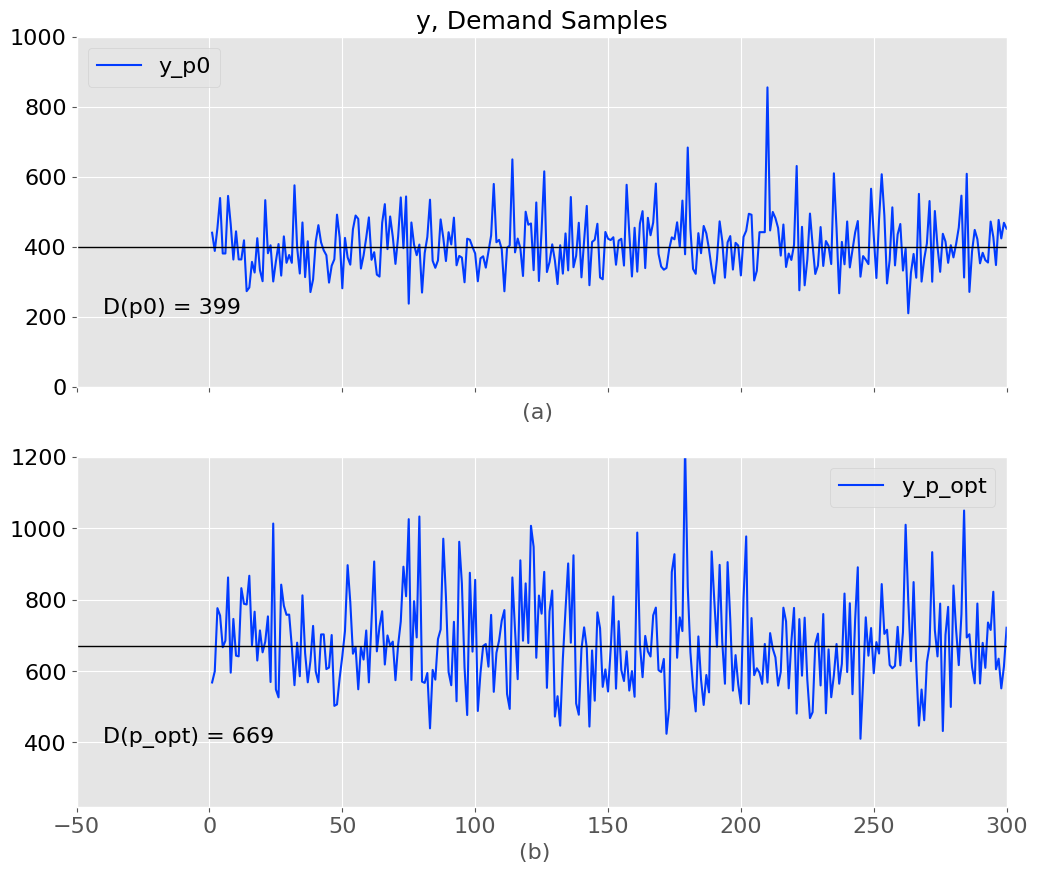
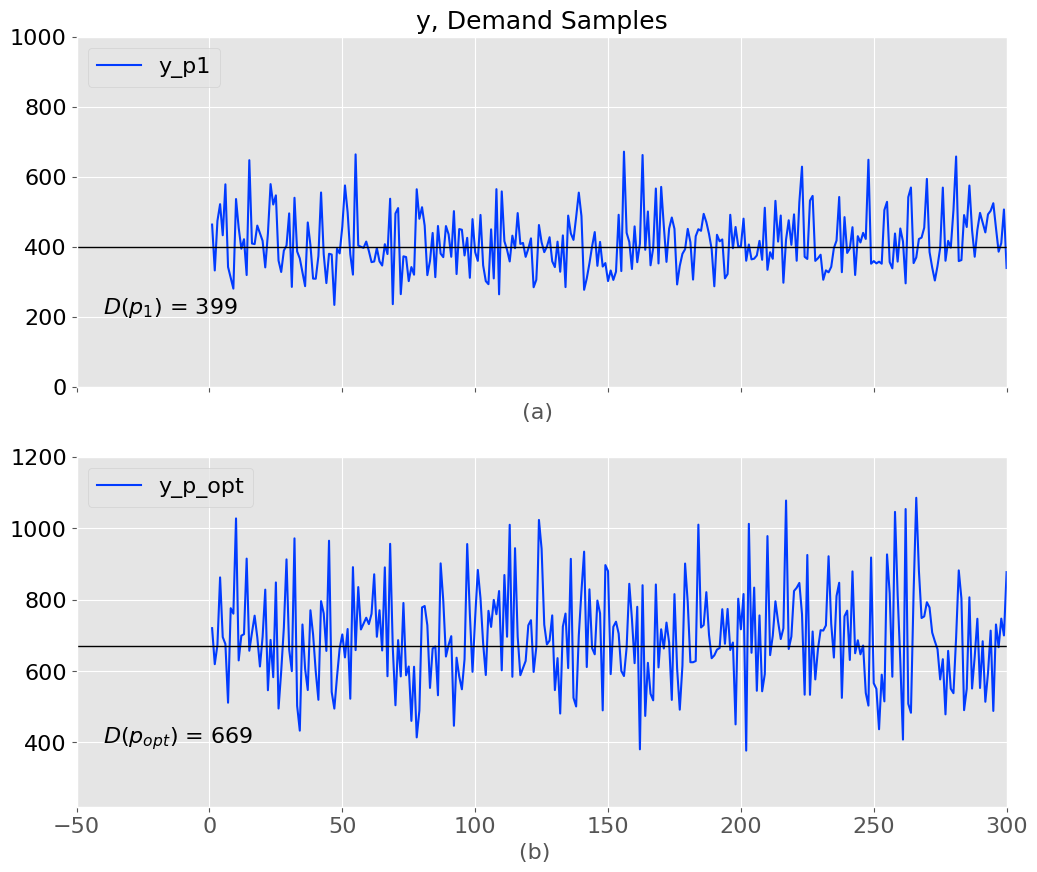
The change to this notebook cell's code, shown as a diff; its figure went from the first image to the second:
--- before
+++ after
@@ -1,11 +1,11 @@
 
 fig, axs = plt.subplots(nrows=2, ncols=1, figsize=(12,10))
-df_y_samples["y_p0"] = df_y_samples["y_p1"]
+#df_y_samples["y_p0"] = df_y_samples["y_p1"]
 
 label_and_graph_no_str = """ (a)  """
-bp.lineplot(df_y_samples,x = "t", y='y_p0', title='y, Demand Samples', xlabel='Demand',
+bp.lineplot(df_y_samples,x = "t", y='y_p1', title='y, Demand Samples', xlabel='Demand',
             x_axis_label = label_and_graph_no_str ,y_axis_format=".0f", color='#013BFF', h_line=D_true_p1, y_lims = (0,1000), x_lims=(-50,300),
             legend_loc = "upper left",
-         annotate=[(f"D(p0) = {round(D_true_p1)}",(-40,210))],
+         annotate=[(f"$D(p_1)$ = {round(D_true_p1)}",(-40,210))],
          ax = axs[0] )
 axs[0].set_xticklabels([])
@@ -13,8 +13,8 @@
 
 label_and_graph_no_str = """(b)  """
-bp.lineplot(df_y_samples,x = "t", y='y_p_opt',  xlabel='Demand',y_axis_format=".0f", 
+bp.lineplot(df_y_samples,x = "t", y=f'y_p_opt',  xlabel='Demand',y_axis_format=".0f", 
         x_axis_label = label_and_graph_no_str,
         color='#013BFF', h_line=D_opt, y_lims = (220,1200),  x_lims=(-50,300),
-        annotate=[(f"D(p_opt) = {round(D_opt)}",(-40,400))],
+        annotate=[("$D(p_{opt})$ = "+ f'{round(D_opt)}',(-40,400))],
         ax = axs[1] )
 

Commit: first online paper pub